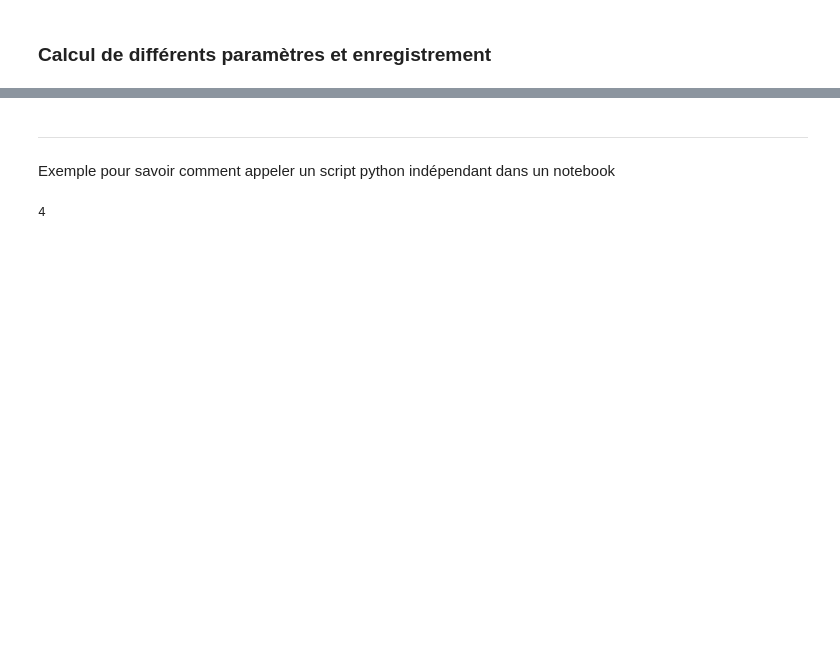
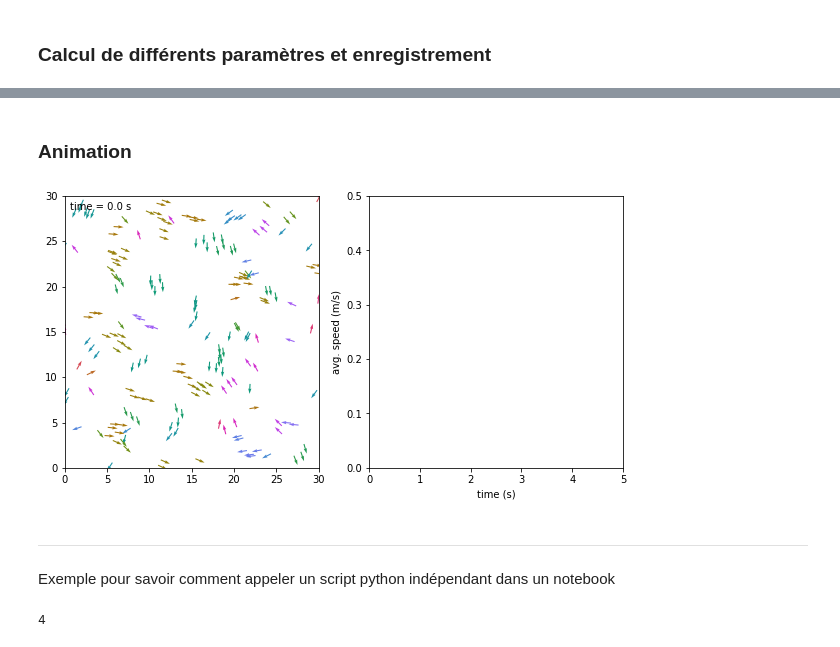
Before and after one commit to quentinlouis/PHY571---Birds, a Jupyter notebook: Quentin/PHY571 Project Quentin.ipynb, the cells around one changed output, grey strips where cells are left out. Drawn from its saved outputs; the diff is of its cells as text; code cells hidden in the pictures; blank space fills up the shorter version.

```diff
--- a/Quentin/PHY571 Project Quentin.ipynb
+++ b/Quentin/PHY571 Project Quentin.ipynb
@@ -199,3 +392,83 @@ plt.show()
+# %% [markdown]
+### Animation
+# %%
+#%matplotlib tk
+
+L = 30
+N = 200
+eta = 0.02 * np.pi
+dt = 0.03
+total_time = 5
+
+config = Configuration(L, N, eta, dt)
+
+X, Y = config.pos[:,0], config.pos[:,1]
+U = np.cos(config.theta)
+V = np.sin(config.theta)
+
+Writer = animation.writers['ffmpeg']  # to save video
+writer = Writer(fps=15, bitrate=-1)  # to save video
+
+gs = GridSpec(1, 2)
+fig = plt.figure()
+ax1 = fig.add_subplot(gs[0, 0])
+ax2 = fig.add_subplot(gs[0, 1])
+#ax3 = fig.add_subplot(gs[1, 1])
+fig.set_size_inches(10, 5, True)
+
+time_text = ax1.text(0.02, 0.95, '', transform=ax1.transAxes)
+
+norm = matplotlib.colors.Normalize(vmin=0, vmax=2*np.pi)
+cm = cmocean.cm.phase
+sm = matplotlib.cm.ScalarMappable(cmap=cm, norm=norm); sm.set_array([])
+# fig.colorbar(sm)
+
+avg_speed, = ax2.plot([], [], lw=2)
+
+Q = ax1.quiver(X, Y, U, V, cmap=cm)
+
+ax1.set_xlim(0, L)
+ax1.set_ylim(0, L)
+ax2.set_xlim(0, total_time)
+ax2.set_ylim(0, config.v/2)
+ax2.set_xlabel("time (s)")
+ax2.set_ylabel("avg. speed (m/s)")
+
+avg_speeds = []
+timestamps = np.arange(0, total_time, dt)
+
+
+def update_quiver(num, Q, time_text, avg_speed):
+    """updates the horizontal and vertical vector components by a
+    fixed increment on each frame
+    """
+    move(config)
+
+    X, Y = config.pos[:,0], config.pos[:,1]
+    new_offsets = np.zeros((config.N, 2))
+    for i in range(N):
+        new_offsets[i][0] = X[i]
+        new_offsets[i][1] = Y[i]
+    U = np.cos(config.theta)
+    V = np.sin(config.theta)
+    Q.set_offsets(new_offsets)
+    Q.set_UVC(U, V, norm(config.theta))
+    Q.color = cm(norm(config.theta))
+    avg_speeds.append(config.get_avg_speed())
+    avg_speed.set_data(timestamps[:num+1], avg_speeds[:num+1])
+
+    time_text.set_text('time = %.1f s' % round(dt * num, 3))
+
+    return Q, time_text, avg_speed
+
+
+anim = animation.FuncAnimation(fig, update_quiver, frames=int(total_time/dt), fargs=(Q, time_text, avg_speed),
+                               interval=200, blit=False)
+anim.save('lines.mp4', writer=writer)
+
+plt.show()
+# %% [output]
+[figure, added]
 # %% [markdown]
 ---
 
```
Also changed, not shown: parts of 32 cells of this notebook, 5 other files.
